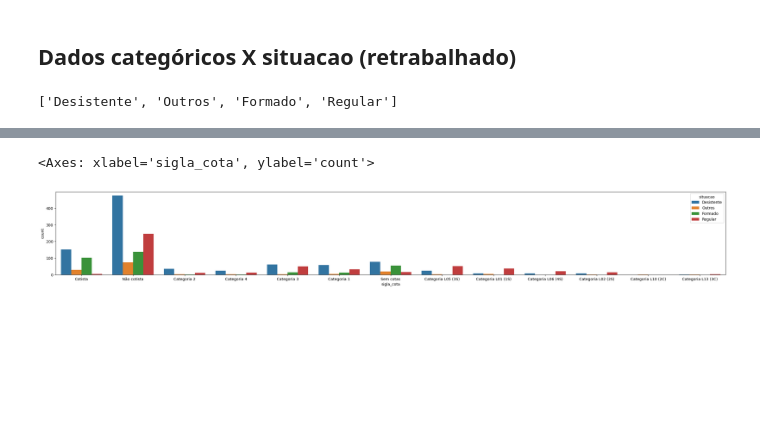
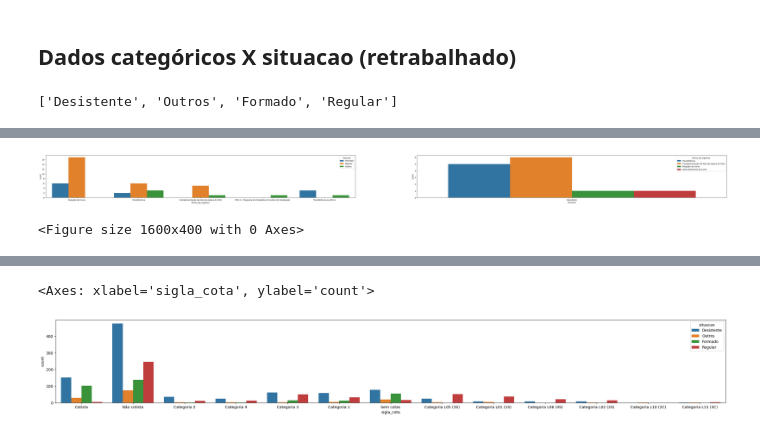
Before and after one commit to brunohsp/lm_alunos_utfpr_pg, a Jupyter notebook: classificação.ipynb, the cells around one changed output, grey strips where cells are left out. Drawn from its saved outputs; the diff is of its cells as text; code cells hidden in the pictures; blank space fills up the shorter version.

```diff
--- a/classificação.ipynb
+++ b/classificação.ipynb
@@ -288,0 +287,12 @@ sns.countplot(relacao_alunos, x='situacao', hue='forma_de_ingresso')
+# %%
+# por estes gráficos é possível notar que não há impacto numérico expressivo da forma de ingresso na situação para mantermos o grande numero destas classes
+# mudança proposta: SISU, Vestibular, Outros
+
+fig, ax = plt.subplots(1,2, figsize=(64,4))
+plt.figure(figsize=(16,4))
+sns.countplot(relacao_alunos.query('situacao != "Desistente" and forma_de_ingresso != "SISU - Sistema de Seleção Unificada" and forma_de_ingresso != "Vestibular"'), x='forma_de_ingresso', hue='situacao', ax=ax[0])
+sns.countplot(relacao_alunos.query('situacao == "Desistente" and forma_de_ingresso != "SISU - Sistema de Seleção Unificada" and forma_de_ingresso != "Vestibular"'), x='situacao', hue='forma_de_ingresso',  ax=ax[1])
+fig.show();
+# %% [output]
+[figure, added]
+<Figure size 1600x400 with 0 Axes>
```
Also changed, not shown: parts of 15 cells of this notebook, 1 other file.
